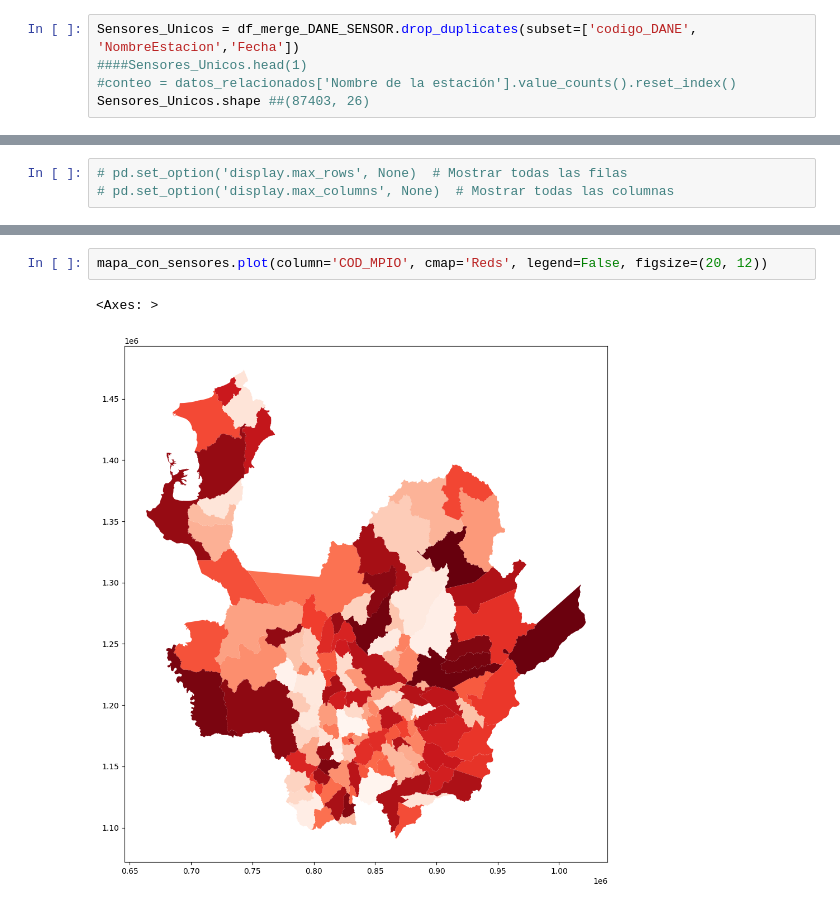
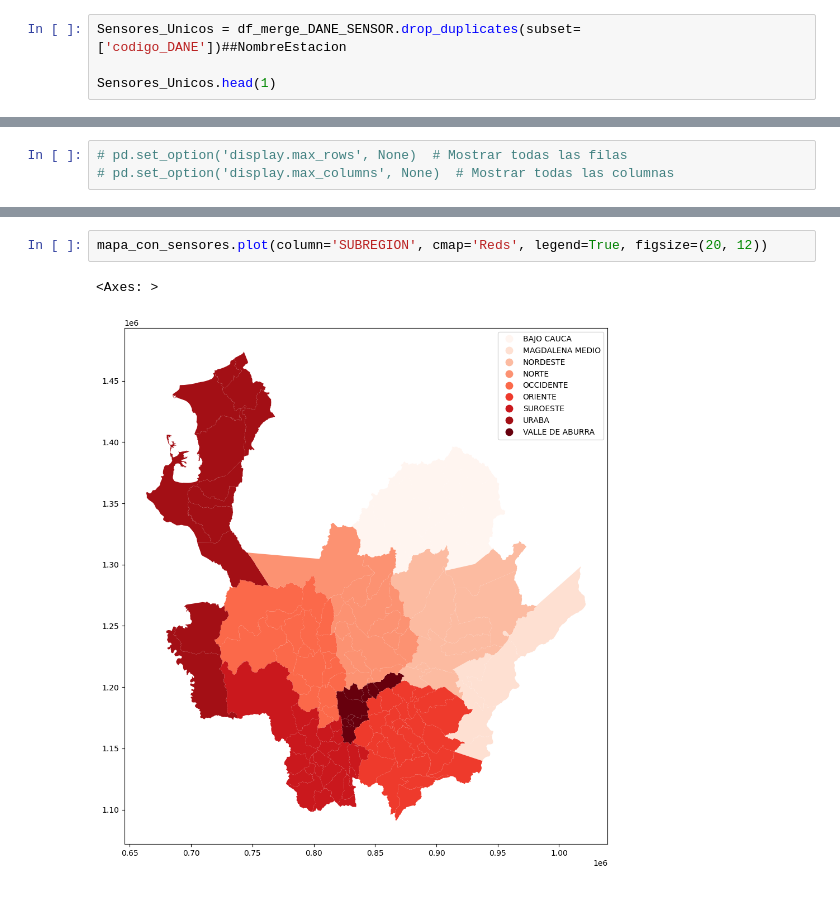
Before and after one commit to stijopa/Tesis, a Jupyter notebook: EDA_T_Sensores.ipynb, the cells around one changed output, grey strips where cells are left out. Drawn from its saved outputs; the diff is of its cells as text.

Commit message:
Ajuste mapa por regiones

```diff
--- a/EDA_T_Sensores.ipynb
+++ b/EDA_T_Sensores.ipynb
@@ -122,6 +112,5 @@ df_merge_DANE_SENSOR.head(1).T
 # %%
-Sensores_Unicos = df_merge_DANE_SENSOR.drop_duplicates(subset=['codigo_DANE', 'NombreEstacion','Fecha'])
-####Sensores_Unicos.head(1)
-#conteo = datos_relacionados['Nombre de la estación'].value_counts().reset_index()
-Sensores_Unicos.shape ##(87403, 26)
+Sensores_Unicos = df_merge_DANE_SENSOR.drop_duplicates(subset=['codigo_DANE'])##NombreEstacion
+
+Sensores_Unicos.head(1)
 # %% [output]
@@ -162,5 +138,5 @@ mapa_con_sensores = Mapa_Antioquia.merge(Sensores_Unicos, on='COD_MPIO', how='le
 # %%
-mapa_con_sensores.plot(column='COD_MPIO', cmap='Reds', legend=False, figsize=(20, 12))
+mapa_con_sensores.plot(column='SUBREGION', cmap='Reds', legend=True, figsize=(20, 12))
 # %% [output]
 <Axes: >
-[figure, old version]
+[figure, new version]
```
Also changed, not shown: parts of 8 cells of this notebook.
